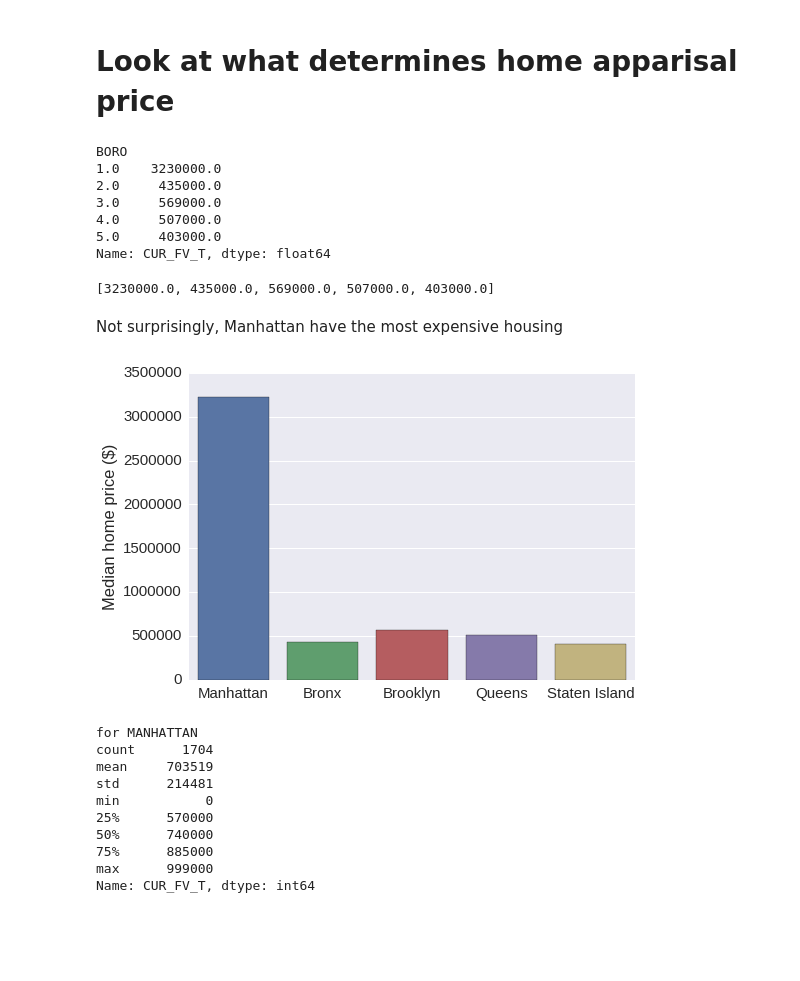
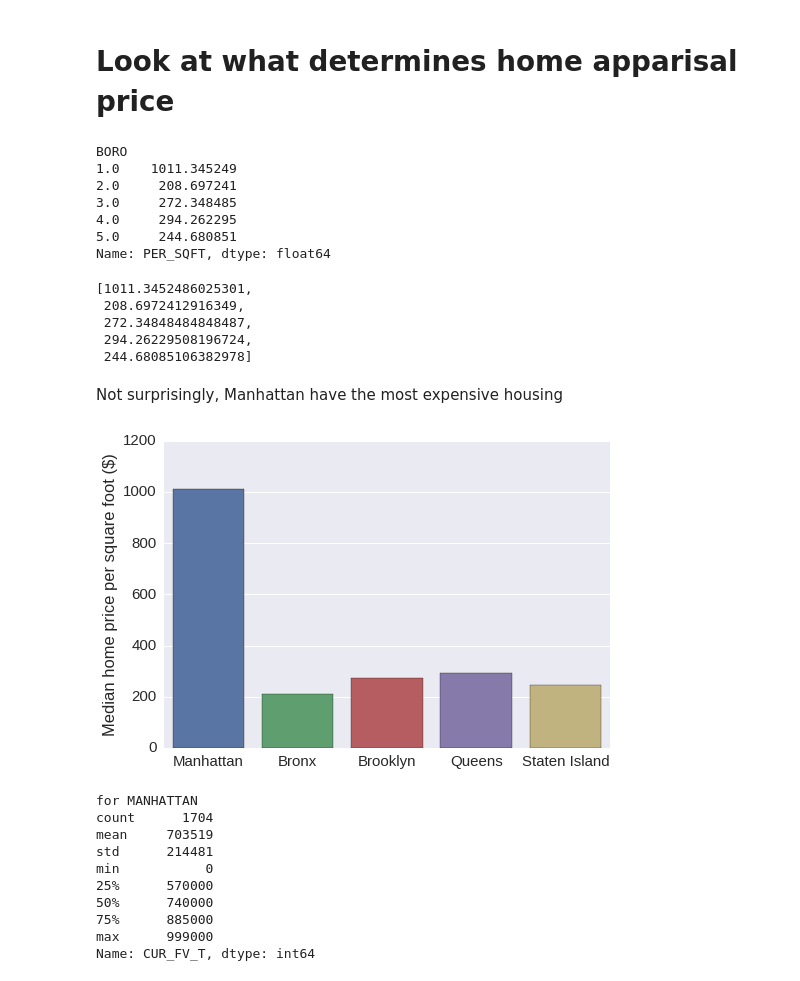
Before and after one commit to yangliu2/DataIncubator, a Jupyter notebook: Finding_home.ipynb, the cells around one changed output. Cells and saved outputs as stored; diff of their text form; code cells hidden in the pictures; blank space fills up the shorter version.

```diff
--- a/Finding_home.ipynb
+++ b/Finding_home.ipynb
@@ -650,31 +701,35 @@ GLM resulted in the best predition, and it's a lot faster than KNN. Now if we ha
 # Look at what determines home apparisal price
 # %%
 # first look at the mean across boros
-boro_graph = data.groupby(by=['BORO'])['CUR_FV_T'].median()
+boro_graph = data.groupby(by=['BORO'])['PER_SQFT'].median()
 boro_graph
 # %% [output]
 BORO
-1.0    3230000.0
-2.0     435000.0
-3.0     569000.0
-4.0     507000.0
-5.0     403000.0
-Name: CUR_FV_T, dtype: float64
+1.0    1011.345249
+2.0     208.697241
+3.0     272.348485
+4.0     294.262295
+5.0     244.680851
+Name: PER_SQFT, dtype: float64
 # %%
 boro_graph.tolist()
 # %% [output]
-[3230000.0, 435000.0, 569000.0, 507000.0, 403000.0]
+[1011.3452486025301,
+ 208.6972412916349,
+ 272.34848484848487,
+ 294.26229508196724,
+ 244.68085106382978]
 # %% [markdown]
 Not surprisingly, Manhattan have the most expensive housing
 # %%
 sns.set_style("whitegrid")
 sns.set(font_scale = 1.5)
 #tips = sns.load_dataset(valid_address.groupby(by=['BORO'])['CUR_FV_T'].mean())
 ax = sns.barplot(x=['Manhattan','Bronx','Brooklyn','Queens','Staten Island'], y=boro_graph.tolist())
-ax.set(ylabel='Median home price ($)')
+ax.set(ylabel='Median home price per square foot ($)')
 plt.show()
 # %% [output]
-[figure, old version]
+[figure, new version]
 # %%
 def boro_stats(neighbor, upper = 5000000):
     '''
```
Also changed, not shown: parts of 33 cells of this notebook, 23 other files.
